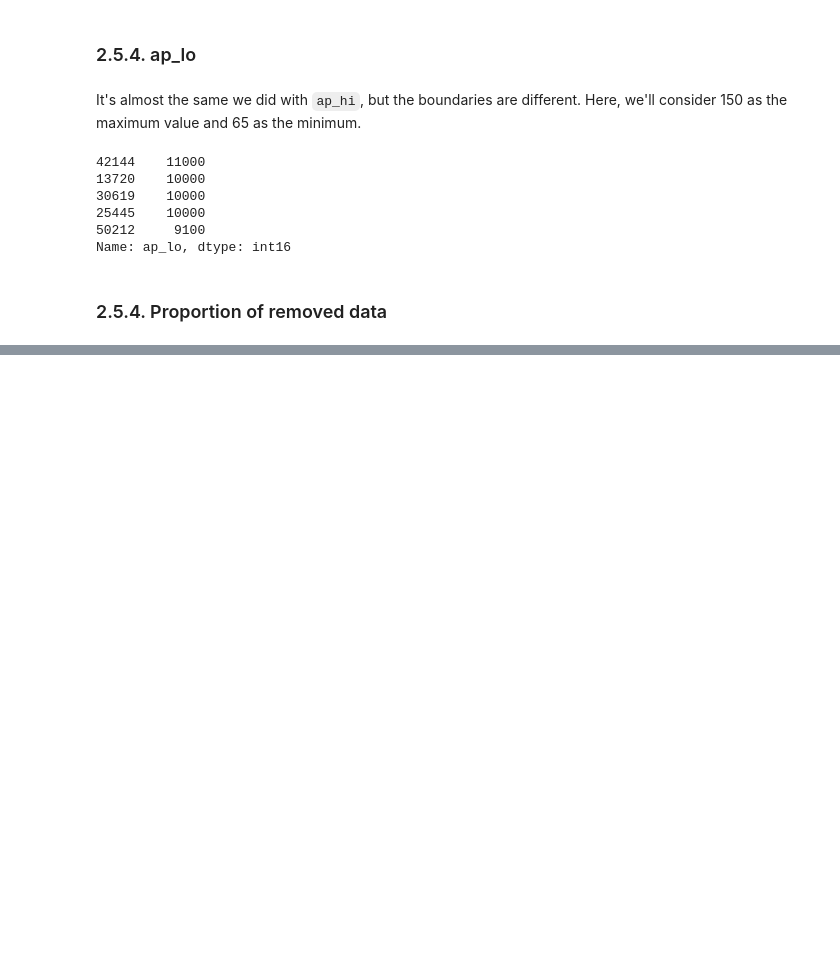
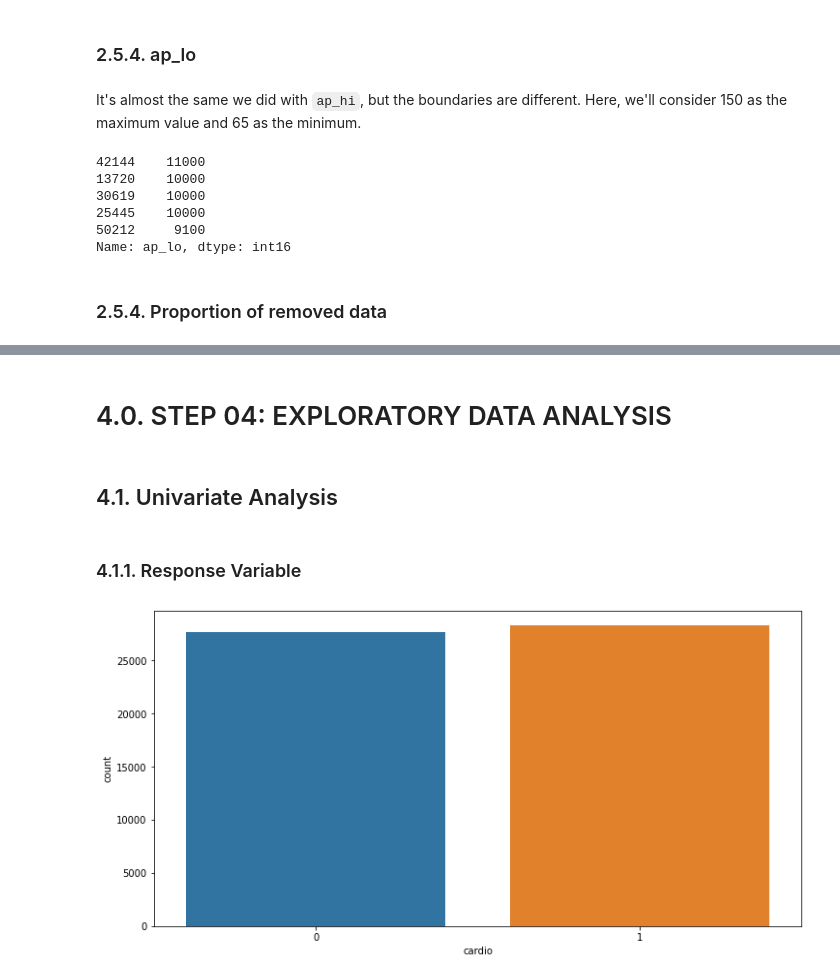
Before and after one commit to KattsonBastos/cardio_disease_detection, a Jupyter notebook: notebooks/1.0.kbs_cardio_diseases.ipynb, the cells around one changed output, grey strips where cells are left out. Cells and saved outputs as stored; diff of their text form; code cells hidden in the pictures; blank space fills up the shorter version.

```diff
--- a/notebooks/1.0.kbs_cardio_diseases.ipynb
+++ b/notebooks/1.0.kbs_cardio_diseases.ipynb
@@ -93,5 +93,5 @@ pickle.dump( train_dataset, open( 'data/train_dataset.pkl', 'wb') )
 pickle.dump( test_dataset, open( 'data/test_dataset.pkl', 'wb') )
 # %%
 # loading the train dataset
-df_raw = pickle.load(open('data/train_dataset.pkl', 'rb'))
+df_raw = pickle.load(open('../data/train_dataset.pkl', 'rb'))
 # %% [markdown]
@@ -398,3 +401,0 @@ print('{:.2f}% of the data were removed.'.format((100 - (df2.shape[0]/59500)*100
-# %%
-pickle.dump( df2, open( 'data/df2.pkl', 'wb'))
-df3 = pickle.load(open('data/df2.pkl', 'rb'))
@@ -410,0 +404,7 @@ df3 = pickle.load(open('data/df2.pkl', 'rb'))
+# %%
+pickle.dump( df2, open( '../data/df2.pkl', 'wb'))
+df3 = pickle.load(open('../data/df2.pkl', 'rb'))
+# %% [markdown]
+# 4.0. STEP 04: EXPLORATORY DATA ANALYSIS
+# %%
+df4 = pickle.load(open('../data/df2.pkl', 'rb'))
@@ -410,0 +414,9 @@ df3 = pickle.load(open('data/df2.pkl', 'rb'))
+# %% [markdown]
+## 4.1. Univariate Analysis
+# %% [markdown]
+### 4.1.1. Response Variable
+# %%
+plt.figure(figsize=[12,6])
+sns.countplot('cardio', data = df4);
+# %% [output]
+[figure, added]
```
Also changed, not shown: parts of 58 cells of this notebook.
